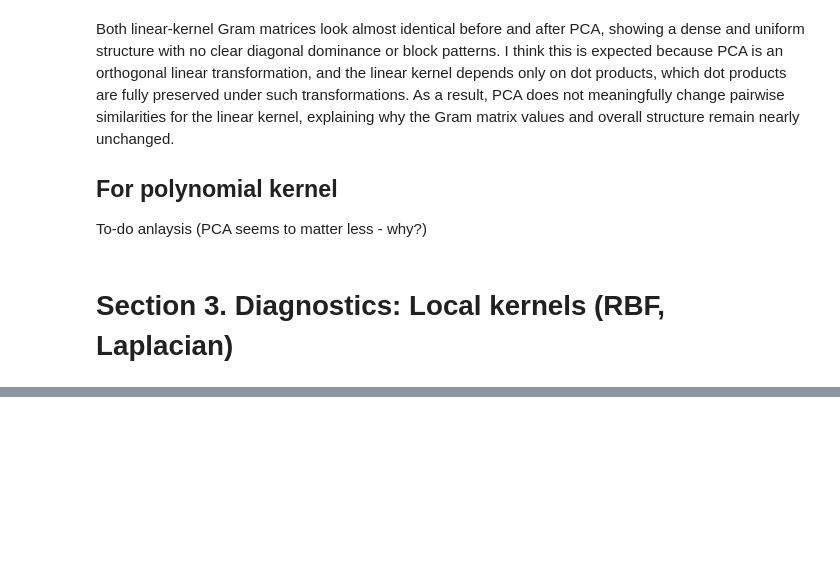
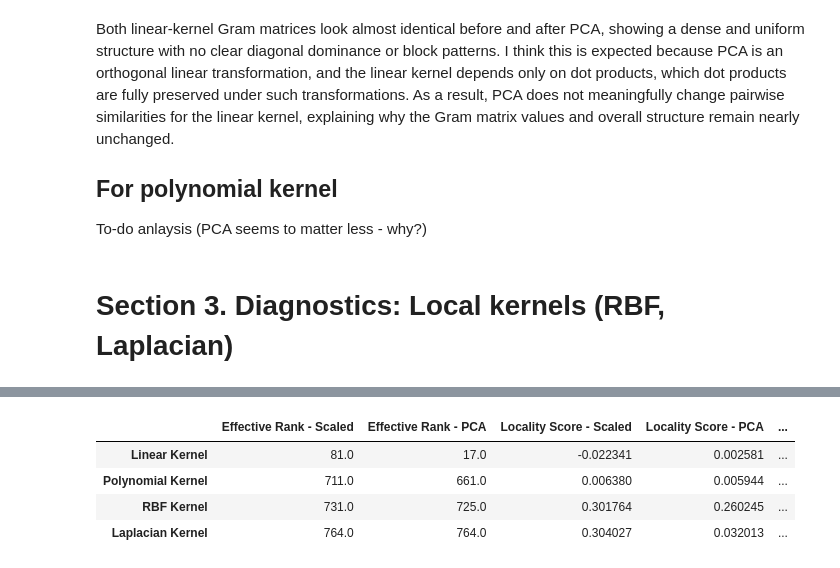
Before and after one commit to dimanaStoyanova7/kernel-regression-dim-reduction, a Jupyter notebook: notebooks/30_kernel_diagnostics.ipynb, the cells around one changed output, grey strips where cells are left out. Drawn from its saved outputs; the diff is of its cells as text; code cells hidden in the pictures; blank space fills up the shorter version.

```diff
--- a/notebooks/30_kernel_diagnostics.ipynb
+++ b/notebooks/30_kernel_diagnostics.ipynb
@@ -228,0 +361,9 @@ To-do anlaysis (PCA seems to matter less - why?)
+# %%
+results.to_csv(TABLES_DIR / "kernel_diagnostics.csv", index=False)
+results
+# %% [output]
+|  | Effective Rank - Scaled | Effective Rank - PCA | Locality Score - Scaled | Locality Score - PCA | ... |
+| Linear Kernel | 81.0 | 17.0 | -0.022341 | 0.002581 | ... |
+| Polynomial Kernel | 711.0 | 661.0 | 0.006380 | 0.005944 | ... |
+| RBF Kernel | 731.0 | 725.0 | 0.301764 | 0.260245 | ... |
+| Laplacian Kernel | 764.0 | 764.0 | 0.304027 | 0.032013 | ... |
```
Also changed, not shown: parts of 9 cells of this notebook, 1 other file.
